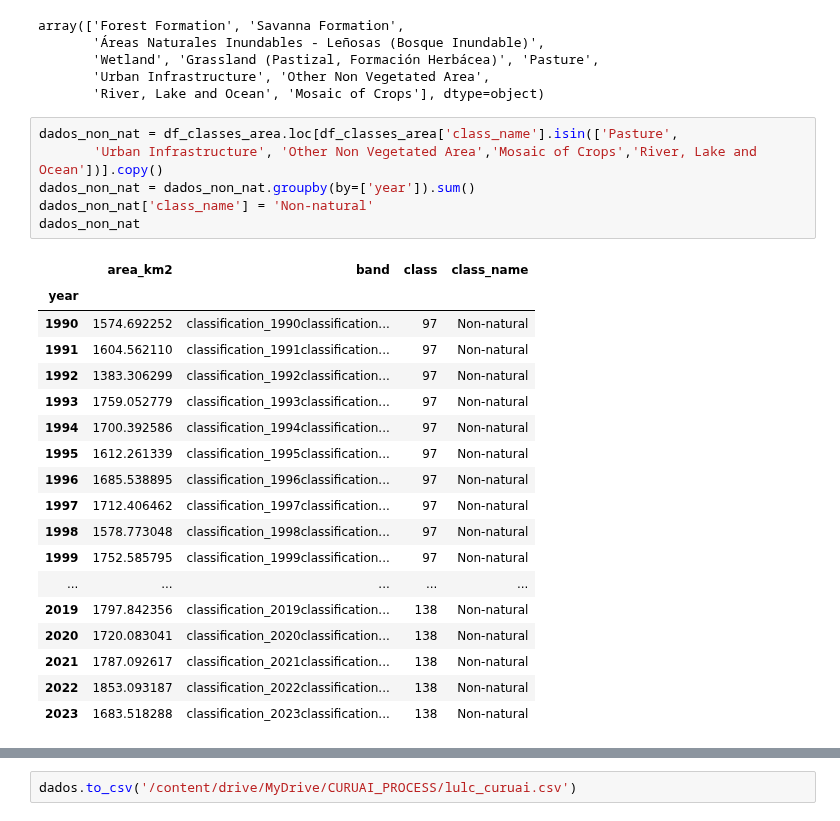
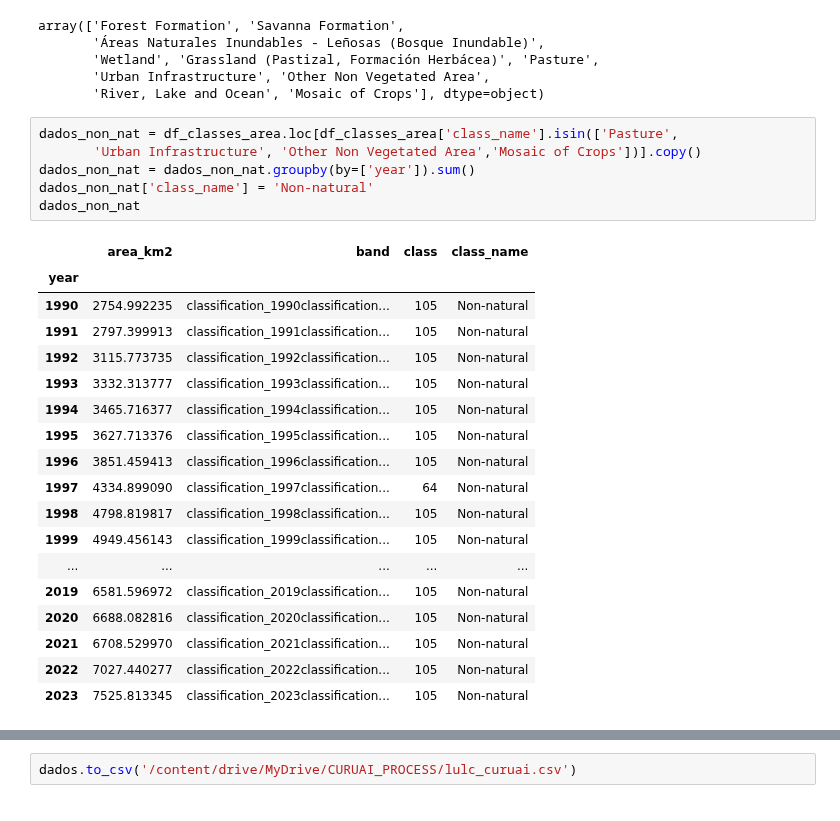
Before and after one commit to larissavaladao/time_series_curuai, a Jupyter notebook: 5. parameters_by_period/7.land_cover_time_series.ipynb, the cells around one changed output, grey strips where cells are left out. Saved outputs shown, nothing was run; the diff lists cells and outputs as text.

```diff
--- a/5. parameters_by_period/7.land_cover_time_series.ipynb
+++ b/5. parameters_by_period/7.land_cover_time_series.ipynb
@@ -49,29 +49,29 @@ array(['Forest Formation', 'Savanna Formation',
        'River, Lake and Ocean', 'Mosaic of Crops'], dtype=object)
 # %%
 dados_non_nat = df_classes_area.loc[df_classes_area['class_name'].isin(['Pasture',
-       'Urban Infrastructure', 'Other Non Vegetated Area','Mosaic of Crops','River, Lake and Ocean'])].copy()
+       'Urban Infrastructure', 'Other Non Vegetated Area','Mosaic of Crops'])].copy()
 dados_non_nat = dados_non_nat.groupby(by=['year']).sum()
 dados_non_nat['class_name'] = 'Non-natural'
 dados_non_nat
 # %% [output]
 |  | area_km2 | band | class | class_name |
 | year |  |  |  |  |
-| 1990 | 1574.692252 | classification_1990classification... | 97 | Non-natural |
-| 1991 | 1604.562110 | classification_1991classification... | 97 | Non-natural |
-| 1992 | 1383.306299 | classification_1992classification... | 97 | Non-natural |
-| 1993 | 1759.052779 | classification_1993classification... | 97 | Non-natural |
-| 1994 | 1700.392586 | classification_1994classification... | 97 | Non-natural |
-| 1995 | 1612.261339 | classification_1995classification... | 97 | Non-natural |
-| 1996 | 1685.538895 | classification_1996classification... | 97 | Non-natural |
-| 1997 | 1712.406462 | classification_1997classification... | 97 | Non-natural |
-| 1998 | 1578.773048 | classification_1998classification... | 97 | Non-natural |
-| 1999 | 1752.585795 | classification_1999classification... | 97 | Non-natural |
+| 1990 | 2754.992235 | classification_1990classification... | 105 | Non-natural |
+| 1991 | 2797.399913 | classification_1991classification... | 105 | Non-natural |
+| 1992 | 3115.773735 | classification_1992classification... | 105 | Non-natural |
+| 1993 | 3332.313777 | classification_1993classification... | 105 | Non-natural |
+| 1994 | 3465.716377 | classification_1994classification... | 105 | Non-natural |
+| 1995 | 3627.713376 | classification_1995classification... | 105 | Non-natural |
+| 1996 | 3851.459413 | classification_1996classification... | 105 | Non-natural |
+| 1997 | 4334.899090 | classification_1997classification... | 64 | Non-natural |
+| 1998 | 4798.819817 | classification_1998classification... | 105 | Non-natural |
+| 1999 | 4949.456143 | classification_1999classification... | 105 | Non-natural |
 | ... | ... | ... | ... | ... |
-| 2019 | 1797.842356 | classification_2019classification... | 138 | Non-natural |
-| 2020 | 1720.083041 | classification_2020classification... | 138 | Non-natural |
-| 2021 | 1787.092617 | classification_2021classification... | 138 | Non-natural |
-| 2022 | 1853.093187 | classification_2022classification... | 138 | Non-natural |
-| 2023 | 1683.518288 | classification_2023classification... | 138 | Non-natural |
+| 2019 | 6581.596972 | classification_2019classification... | 105 | Non-natural |
+| 2020 | 6688.082816 | classification_2020classification... | 105 | Non-natural |
+| 2021 | 6708.529970 | classification_2021classification... | 105 | Non-natural |
+| 2022 | 7027.440277 | classification_2022classification... | 105 | Non-natural |
+| 2023 | 7525.813345 | classification_2023classification... | 105 | Non-natural |
 # %%
 dados_nat = df_classes_area.loc[~df_classes_area['class_name'].isin(['Pasture',
        'Urban Infrastructure', 'Other Non Vegetated Area','Mosaic of Crops','River, Lake and Ocean'])].copy()
```
Also changed, not shown: parts of 7 cells of this notebook.
